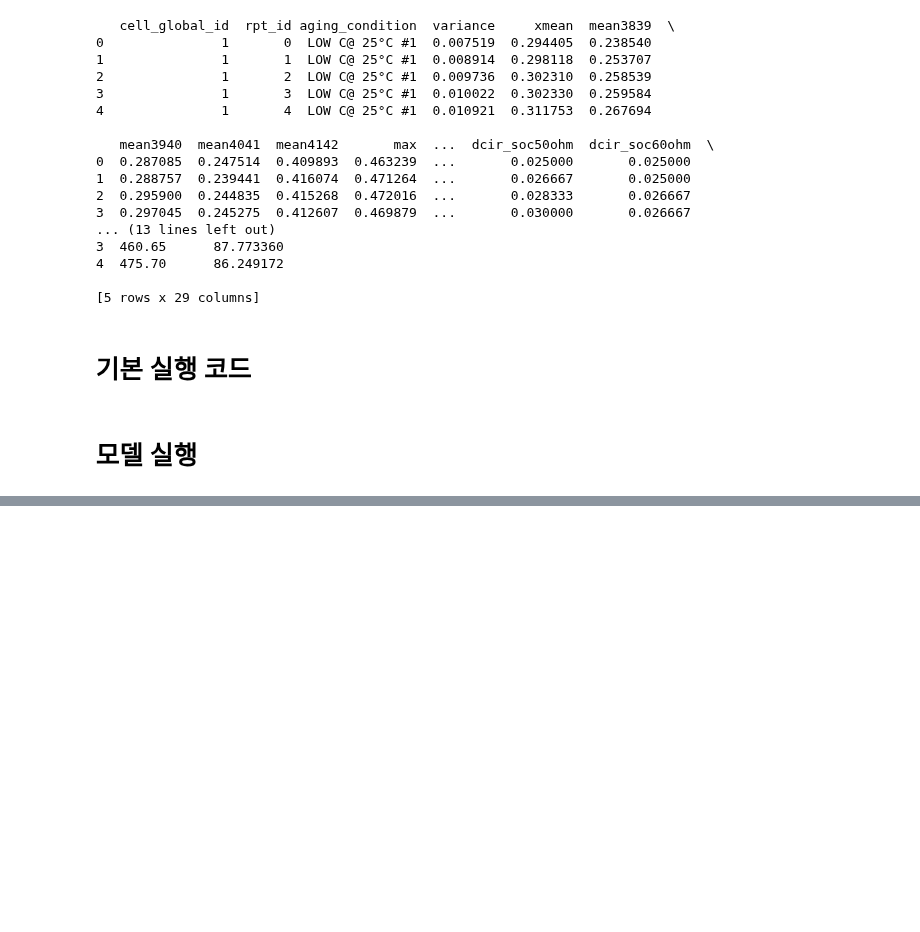
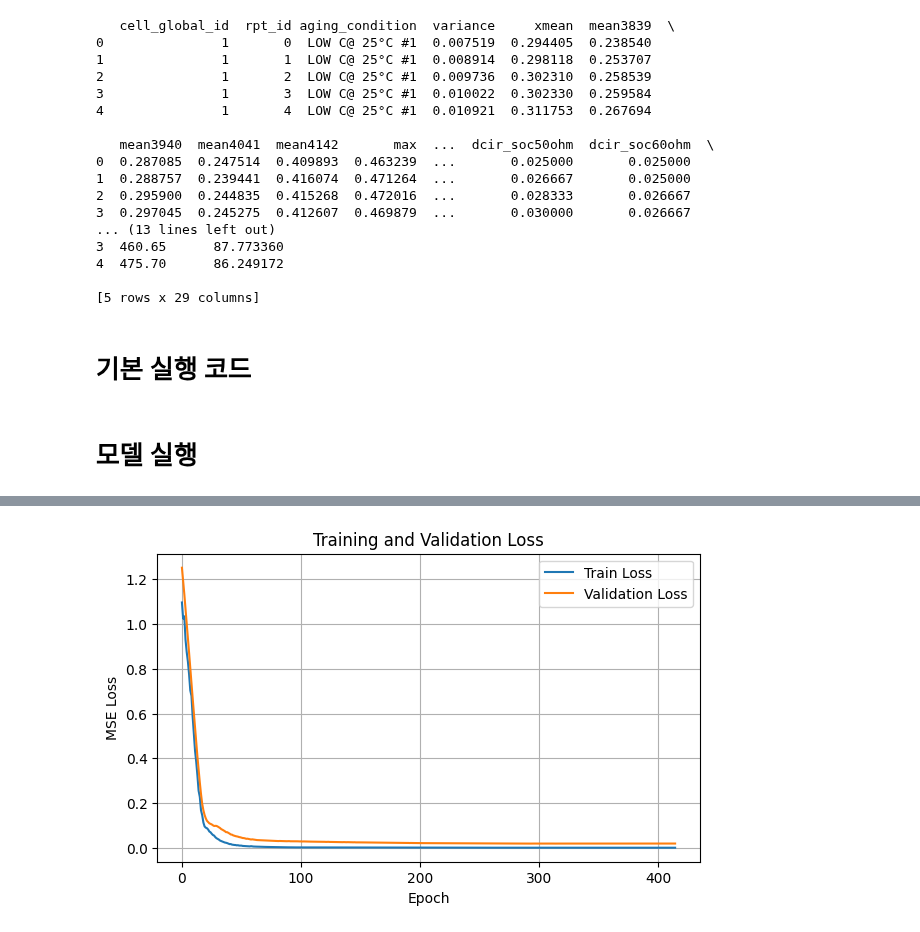
Before and after one commit to molluIdontknow/ELE_Algorithm, a Jupyter notebook: ELEalgo_MLP의_사본.ipynb, the cells around one changed output, grey strips where cells are left out. Cells and saved outputs as stored; diff of their text form; code cells hidden in the pictures; blank space fills up the shorter version.

```diff
--- a/ELEalgo_MLP의_사본.ipynb
+++ b/ELEalgo_MLP의_사본.ipynb
@@ -781,0 +97,31 @@ SOHPredictorMLP(
+# %%
+CONFIG = {
+    "CSV_FILEPATH": "/content/merged_features_25C.csv",
+    "TARGET": "soh_label_pct",
+
+    "TEST_SIZE": 0.2,
+    "VAL_SIZE": 0.2,
+    "RANDOM_STATE": 42,
+
+    "HIDDEN1": 16,
+    "HIDDEN2": 8,
+
+    "BATCH_SIZE": 16,
+    "LEARNING_RATE": 0.001,
+    "WEIGHT_DECAY": 0.001,
+
+    "MAX_EPOCHS": 500,
+    "PATIENCE": 60,
+
+    "TOP_K": 5,
+    "N_REPEATS": 20,
+
+    "DEVICE": "cpu"
+}
+
+random.seed(CONFIG["RANDOM_STATE"])
+np.random.seed(CONFIG["RANDOM_STATE"])
+torch.manual_seed(CONFIG["RANDOM_STATE"])
+
+device = torch.device(CONFIG["DEVICE"])
+print("사용 장치:", device)
@@ -781,0 +411,14 @@ SOHPredictorMLP(
+# %%
+plt.figure(figsize=(7, 4))
+
+plt.plot(train_losses, label="Train Loss")
+plt.plot(val_losses, label="Validation Loss")
+
+plt.xlabel("Epoch")
+plt.ylabel("MSE Loss")
+plt.title("Training and Validation Loss")
+plt.legend()
+plt.grid(True)
+plt.show()
+# %% [output]
+[figure, added]
```
Also changed, not shown: parts of 10 cells of this notebook.
